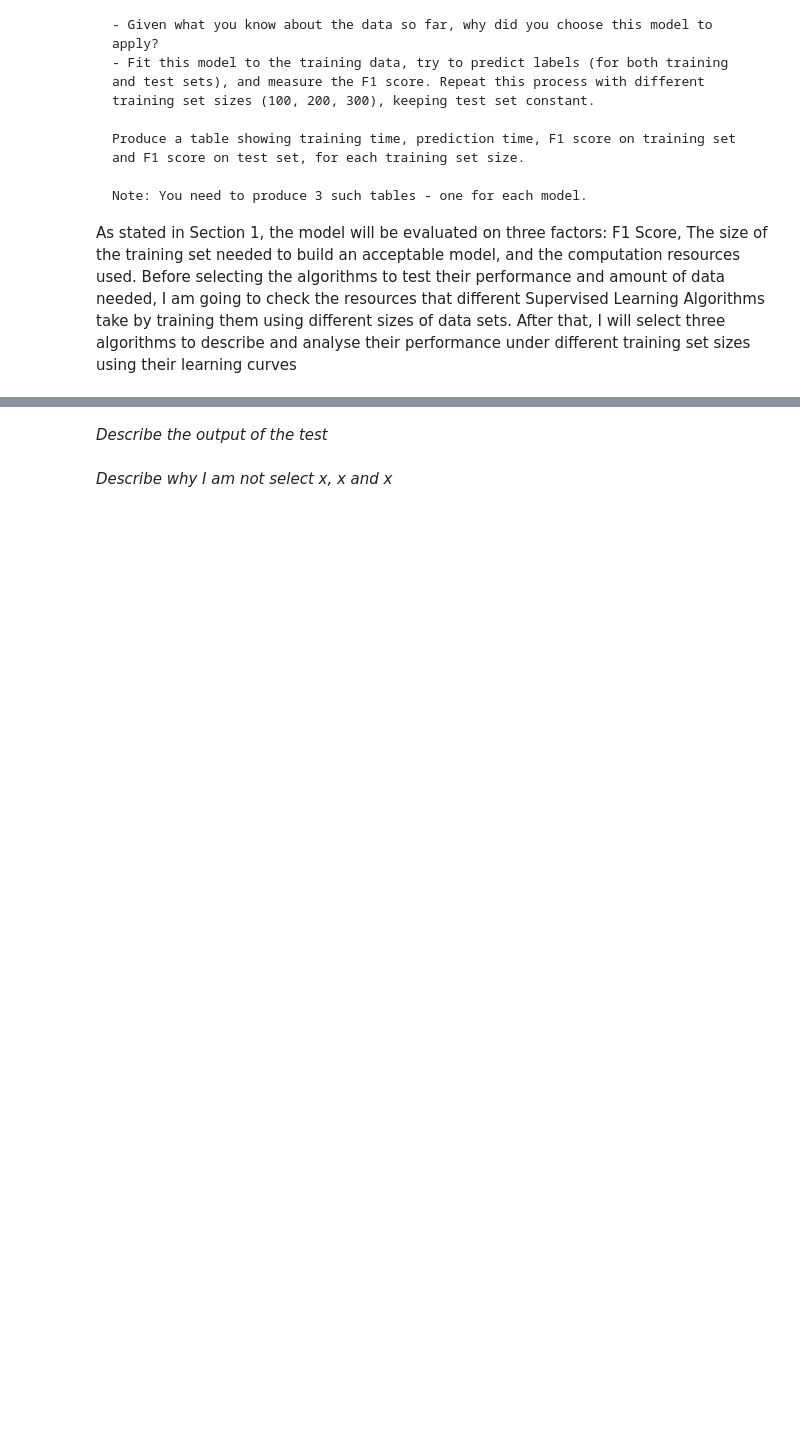
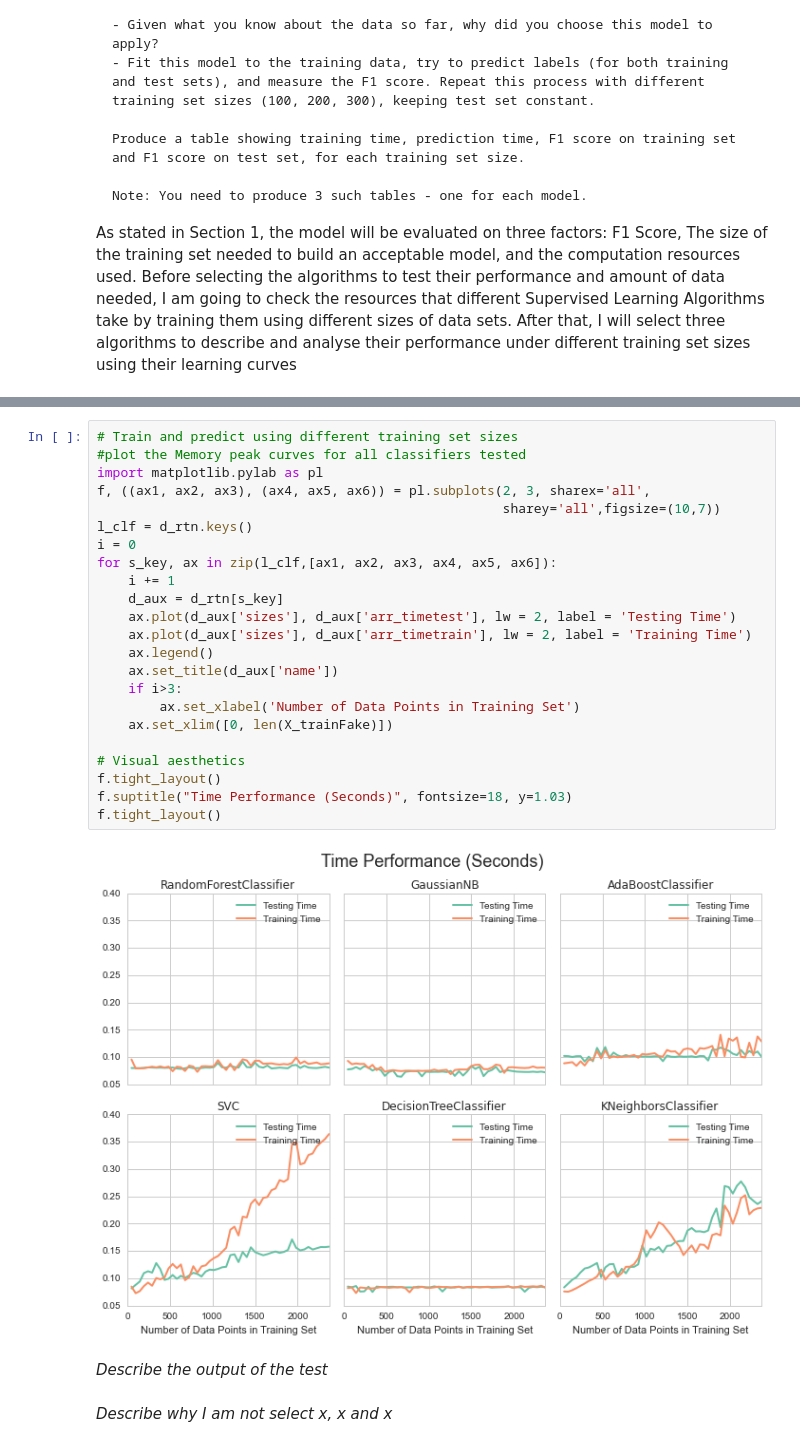
Before and after one commit to ucaiado/Student_Intervention, a Jupyter notebook: student_intervention.ipynb, the cells around one changed output, grey strips where cells are left out. Drawn from its saved outputs; the diff is of its cells as text; blank space fills up the shorter version.

```diff
--- a/student_intervention.ipynb
+++ b/student_intervention.ipynb
@@ -507,3 +540,28 @@ NameError: global name 'test_err' is not defined
+# %%
+# Train and predict using different training set sizes
+#plot the Memory peak curves for all classifiers tested
+import matplotlib.pylab as pl
+f, ((ax1, ax2, ax3), (ax4, ax5, ax6)) = pl.subplots(2, 3, sharex='all',
+                                                    sharey='all',figsize=(10,7))
+l_clf = d_rtn.keys()
+i = 0
+for s_key, ax in zip(l_clf,[ax1, ax2, ax3, ax4, ax5, ax6]):
+    i += 1
+    d_aux = d_rtn[s_key]
+    ax.plot(d_aux['sizes'], d_aux['arr_timetest'], lw = 2, label = 'Testing Time')
+    ax.plot(d_aux['sizes'], d_aux['arr_timetrain'], lw = 2, label = 'Training Time')
+    ax.legend()
+    ax.set_title(d_aux['name'])
+    if i>3:
+        ax.set_xlabel('Number of Data Points in Training Set')
+    ax.set_xlim([0, len(X_trainFake)])
+
+# Visual aesthetics
+f.tight_layout()
+f.suptitle("Time Performance (Seconds)", fontsize=18, y=1.03)
+f.tight_layout()
+# %% [output]
+[figure, added]
 # %% [markdown]
 *Describe the output of the test*
 # %% [markdown]
```
Also changed, not shown: parts of 28 cells of this notebook.
